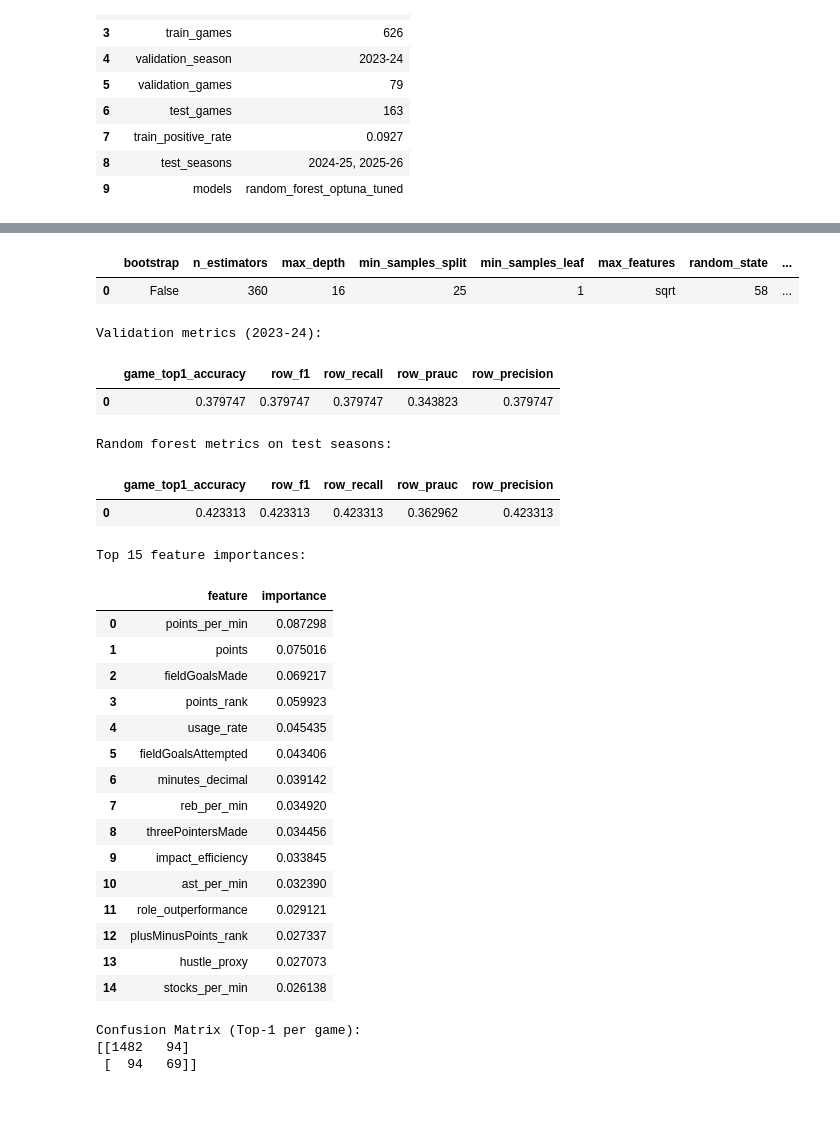
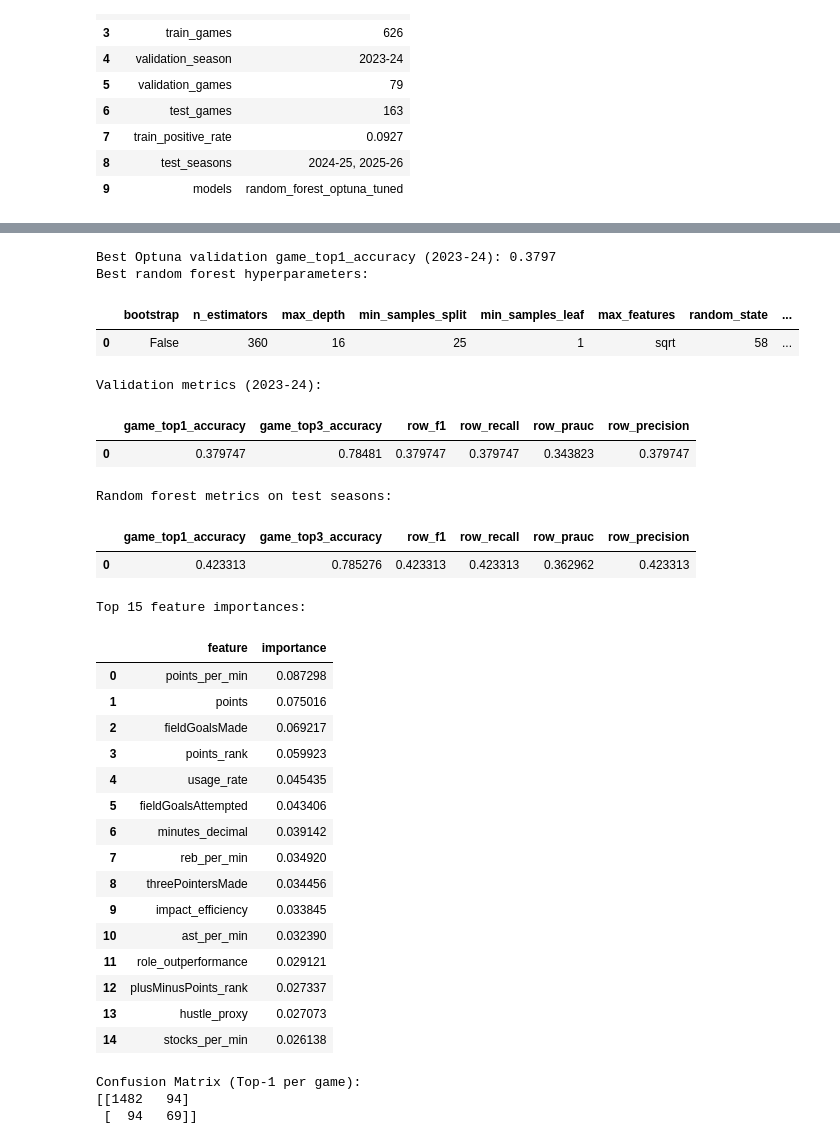
Before and after one commit to Tttaussig33/tommy-award-analysis, a Jupyter notebook: random_forest_classifier.ipynb, the cells around one changed output, grey strips where cells are left out. Cells and saved outputs as stored; diff of their text form; code cells hidden in the pictures; blank space fills up the shorter version.

```diff
--- a/random_forest_classifier.ipynb
+++ b/random_forest_classifier.ipynb
@@ -222,6 +222,17 @@ def score_game_top1(scored: pd.DataFrame) -> float:
     winner_idx_local = scored.groupby(game_id_col)["pred_prob"].idxmax()
     score = float(scored.loc[winner_idx_local, target_col].mean())
     return 0.0 if pd.isna(score) else score
+
+
+def score_game_topk(scored: pd.DataFrame, k: int) -> float:
+    """Fraction of games where the true winner (y=1) is among the top-k rows by pred_prob."""
+
+    def _game_hit(group: pd.DataFrame) -> bool:
+        top = group.nlargest(k, "pred_prob")
+        return bool((top[target_col] == 1).any())
+
+    hits = scored.groupby(game_id_col, group_keys=False).apply(_game_hit)
+    return float(hits.mean())
 
 
 # Temporal validation split inside training data:
@@ -306,6 +317,7 @@ val_metrics_df = pd.DataFrame(
     [
         {
             "game_top1_accuracy": val_scored.loc[val_winner_idx, target_col].mean(),
+            "game_top3_accuracy": score_game_topk(val_scored, 3),
             "row_f1": f1_score(y_val_true, y_val_top1, zero_division=0),
             "row_recall": recall_score(y_val_true, y_val_top1, zero_division=0),
             "row_prauc": average_precision_score(y_val_true, val_scored["pred_prob"]),
@@ -325,6 +337,7 @@ test_metrics_df = pd.DataFrame(
     [
         {
             "game_top1_accuracy": scored_df.loc[winner_idx, target_col].mean(),
+            "game_top3_accuracy": score_game_topk(scored_df, 3),
             "row_f1": f1_score(y_test, y_pred_top1, zero_division=0),
             "row_recall": recall_score(y_test, y_pred_top1, zero_division=0),
             "row_prauc": average_precision_score(y_test, scored_df["pred_prob"]),
@@ -373,12 +386,14 @@ Best random forest hyperparameters:
+Best Optuna validation game_top1_accuracy (2023-24): 0.3797
+Best random forest hyperparameters:
 |  | bootstrap | n_estimators | max_depth | min_samples_split | min_samples_leaf | max_features | random_state | ... |
 | 0 | False | 360 | 16 | 25 | 1 | sqrt | 58 | ... |
-Validation metrics (2023-24):
+Validation metrics (2023-24):
-|  | game_top1_accuracy | row_f1 | row_recall | row_prauc | row_precision |
-| 0 | 0.379747 | 0.379747 | 0.379747 | 0.343823 | 0.379747 |
+|  | game_top1_accuracy | game_top3_accuracy | row_f1 | row_recall | row_prauc | row_precision |
+| 0 | 0.379747 | 0.78481 | 0.379747 | 0.379747 | 0.343823 | 0.379747 |
-Random forest metrics on test seasons:
+Random forest metrics on test seasons:
-|  | game_top1_accuracy | row_f1 | row_recall | row_prauc | row_precision |
-| 0 | 0.423313 | 0.423313 | 0.423313 | 0.362962 | 0.423313 |
+|  | game_top1_accuracy | game_top3_accuracy | row_f1 | row_recall | row_prauc | row_precision |
+| 0 | 0.423313 | 0.785276 | 0.423313 | 0.423313 | 0.362962 | 0.423313 |
-Top 15 feature importances:
+Top 15 feature importances:
 |  | feature | importance |
 | 0 | points_per_min | 0.087298 |
 | 1 | points | 0.075016 |
```
Also changed, not shown: parts of 1 cell of this notebook, 2 other files.
